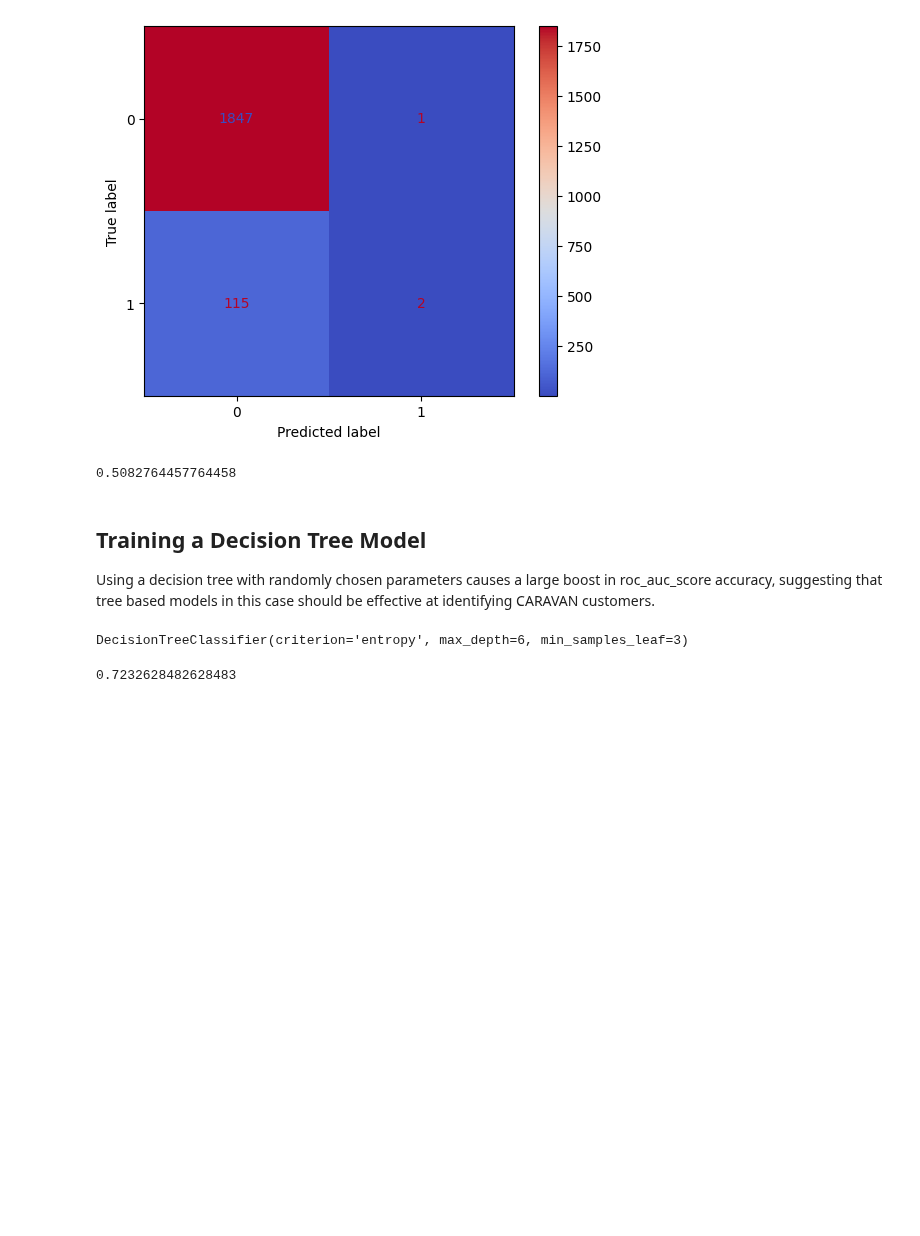
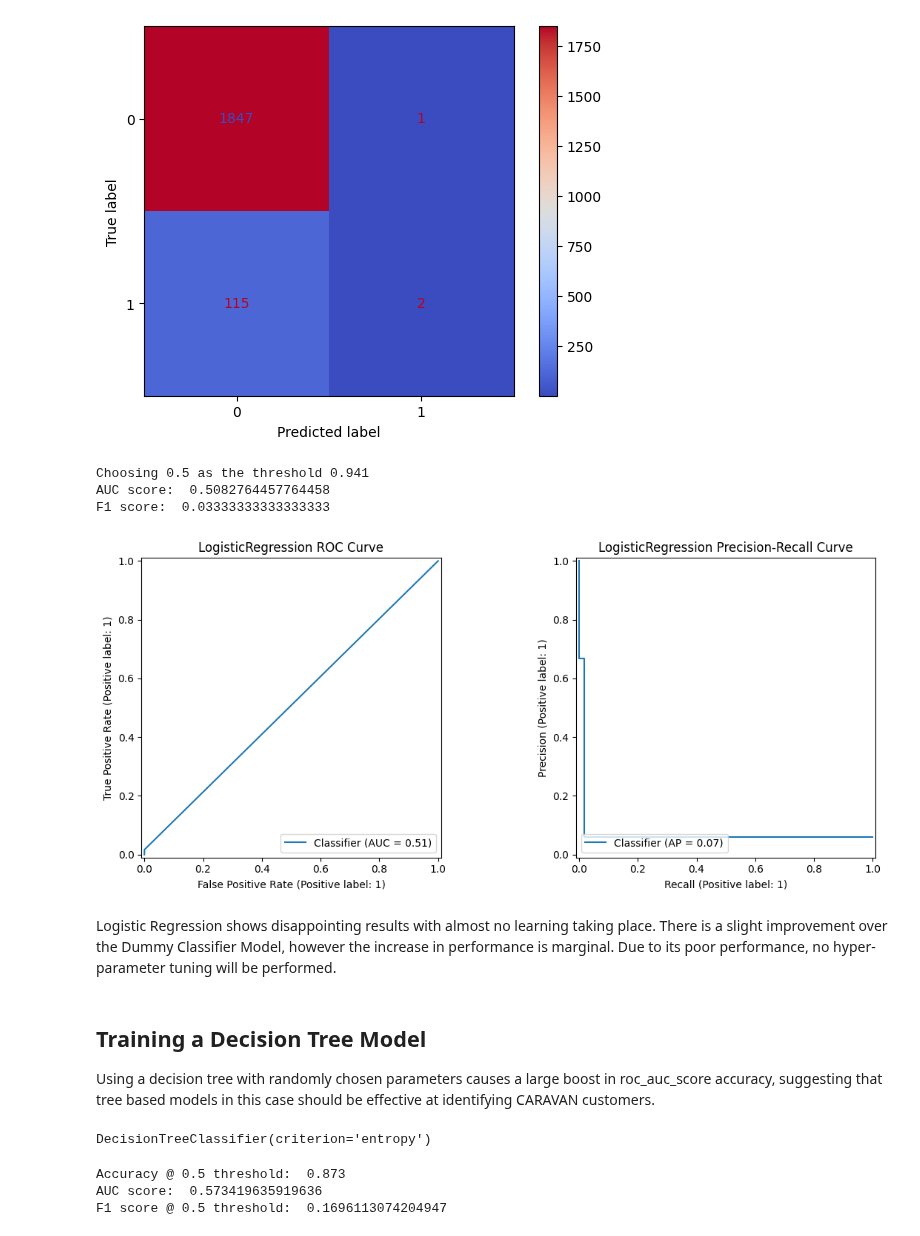
Before and after one commit to dan-rodden/caravan_insurance_capstone, a Jupyter notebook: notebook.ipynb, the cells around one changed output. Cells and saved outputs as stored; diff of their text form; code cells hidden in the pictures; blank space fills up the shorter version.

```diff
--- a/notebook.ipynb
+++ b/notebook.ipynb
@@ -586,26 +627,40 @@ disp.plot(cmap='coolwarm')
 <sklearn.metrics._plot.confusion_matrix.ConfusionMatrixDisplay at 0x...>
 [figure]
 # %%
-# finding the optimal threshold
-roc_auc_score(y_val, y_pred)
-fpr, tpr, thresholds = roc_curve(y_test, y_pred_proba)
+# performance
+print("Choosing 0.5 as the threshold", round((y_pred == y_val).mean(), 3))
+print("AUC score: ", roc_auc_score(y_val, y_pred))
+print(f"F1 score: ", f1_score(y_val, y_pred))
 # %% [output]
-0.5082764457764458
+Choosing 0.5 as the threshold 0.941
+AUC score:  0.5082764457764458
+F1 score:  0.03333333333333333
+# %%
+plot_metrics(y_val, y_pred, "LogisticRegression")
+# %% [output]
+[figure, added]
+# %% [markdown]
+Logistic Regression shows disappointing results with almost no learning taking place. There is a slight improvement over the Dummy Classifier Model, however the increase in performance is marginal. Due to its poor performance, no hyper-parameter tuning will be performed.
 # %% [markdown]
 ## Training a Decision Tree Model
 
 Using a decision tree with randomly chosen parameters causes a large boost in roc_auc_score accuracy, suggesting that tree based models in this case should be effective at identifying CARAVAN customers.
 # %%
-dt = DecisionTreeClassifier(criterion='entropy', max_depth=6, min_samples_leaf=3)
+# choose some random parameters
+dt = DecisionTreeClassifier(criterion='entropy')
 
 dt.fit(X_train, y_train)
 # %% [output]
-DecisionTreeClassifier(criterion='entropy', max_depth=6, min_samples_leaf=3)
+DecisionTreeClassifier(criterion='entropy')
 # %%
 y_pred = dt.predict_proba(X_val)[:, 1]
 
-# roc_auc_score
-roc_auc_score(y_val, y_pred)
+# performance
+print("Accuracy @ 0.5 threshold: ", round((y_pred == y_val).mean(), 3))
+print("AUC score: ", roc_auc_score(y_val, y_pred))
+print(f"F1 score @ 0.5 threshold: ", f1_score(y_val, (y_pred >= 0.5)))
 # %% [output]
-0.7232628482628483
+Accuracy @ 0.5 threshold:  0.873
+AUC score:  0.573419635919636
+F1 score @ 0.5 threshold:  0.1696113074204947
 # %%
```
Also changed, not shown: parts of 88 cells of this notebook, 13 other files.
